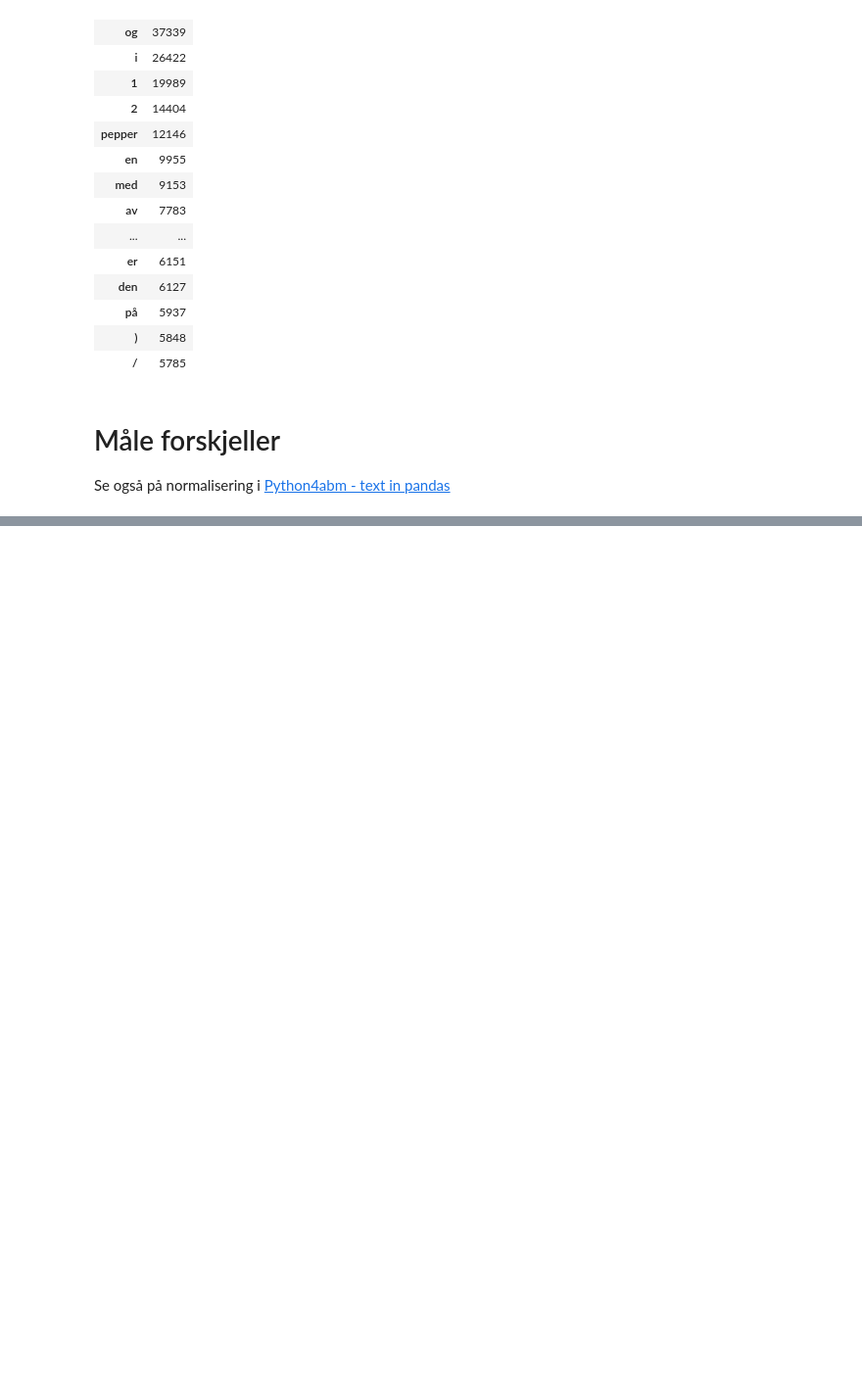
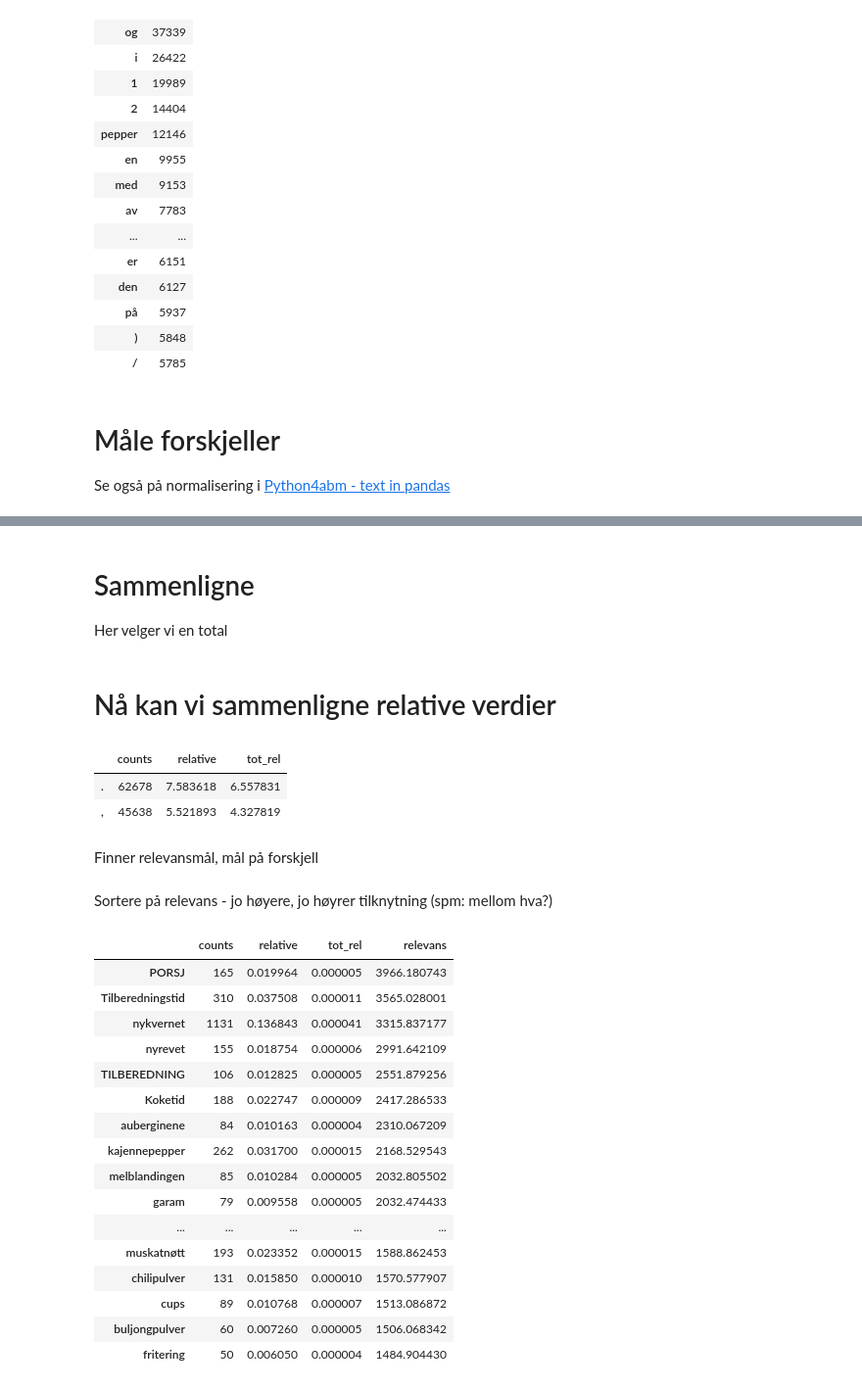
Before and after one commit to Yoonsen/DHKO, a Jupyter notebook: DHKO2024.ipynb, the cells around one changed output, grey strips where cells are left out. Shown at 98% size. Saved outputs shown, nothing was run; the diff lists cells and outputs as text; code cells hidden in the pictures; blank space fills up the shorter version.

```diff
--- a/DHKO2024.ipynb
+++ b/DHKO2024.ipynb
@@ -171,0 +192,44 @@ AttributeError: 'Series' object has no attribute 'normalize_values'
+# %% [markdown]
+# Sammenligne
+
+Her velger vi en total
+# %%
+tot = dh.totals(500000)
+# %%
+tot['tot_rel'] = tot['freq']*100/tot['freq'].sum()
+# %%
+data = coll_word.merge(tot, left_index=True, right_index=True, how="left").copy()[['counts','relative','tot_rel']]
+# %% [markdown]
+# Nå kan vi sammenligne relative verdier
+# %%
+data.loc[['.',',']]
+# %% [output]
+|  | counts | relative | tot_rel |
+| . | 62678 | 7.583618 | 6.557831 |
+| , | 45638 | 5.521893 | 4.327819 |
+# %% [markdown]
+Finner relevansmål, mål på forskjell
+# %%
+data['relevans'] = data['relative']/data['tot_rel']
+# %% [markdown]
+Sortere på relevans - jo høyere, jo høyrer tilknytning (spm: mellom hva?)
+# %%
+data.sort_values(by="relevans", ascending=False).head(20)
+# %% [output]
+|  | counts | relative | tot_rel | relevans |
+| PORSJ | 165 | 0.019964 | 0.000005 | 3966.180743 |
+| Tilberedningstid | 310 | 0.037508 | 0.000011 | 3565.028001 |
+| nykvernet | 1131 | 0.136843 | 0.000041 | 3315.837177 |
+| nyrevet | 155 | 0.018754 | 0.000006 | 2991.642109 |
+| TILBEREDNING | 106 | 0.012825 | 0.000005 | 2551.879256 |
+| Koketid | 188 | 0.022747 | 0.000009 | 2417.286533 |
+| auberginene | 84 | 0.010163 | 0.000004 | 2310.067209 |
+| kajennepepper | 262 | 0.031700 | 0.000015 | 2168.529543 |
+| melblandingen | 85 | 0.010284 | 0.000005 | 2032.805502 |
+| garam | 79 | 0.009558 | 0.000005 | 2032.474433 |
+| ... | ... | ... | ... | ... |
+| muskatnøtt | 193 | 0.023352 | 0.000015 | 1588.862453 |
+| chilipulver | 131 | 0.015850 | 0.000010 | 1570.577907 |
+| cups | 89 | 0.010768 | 0.000007 | 1513.086872 |
+| buljongpulver | 60 | 0.007260 | 0.000005 | 1506.068342 |
+| fritering | 50 | 0.006050 | 0.000004 | 1484.904430 |
```
Also changed, not shown: parts of 10 cells of this notebook.
